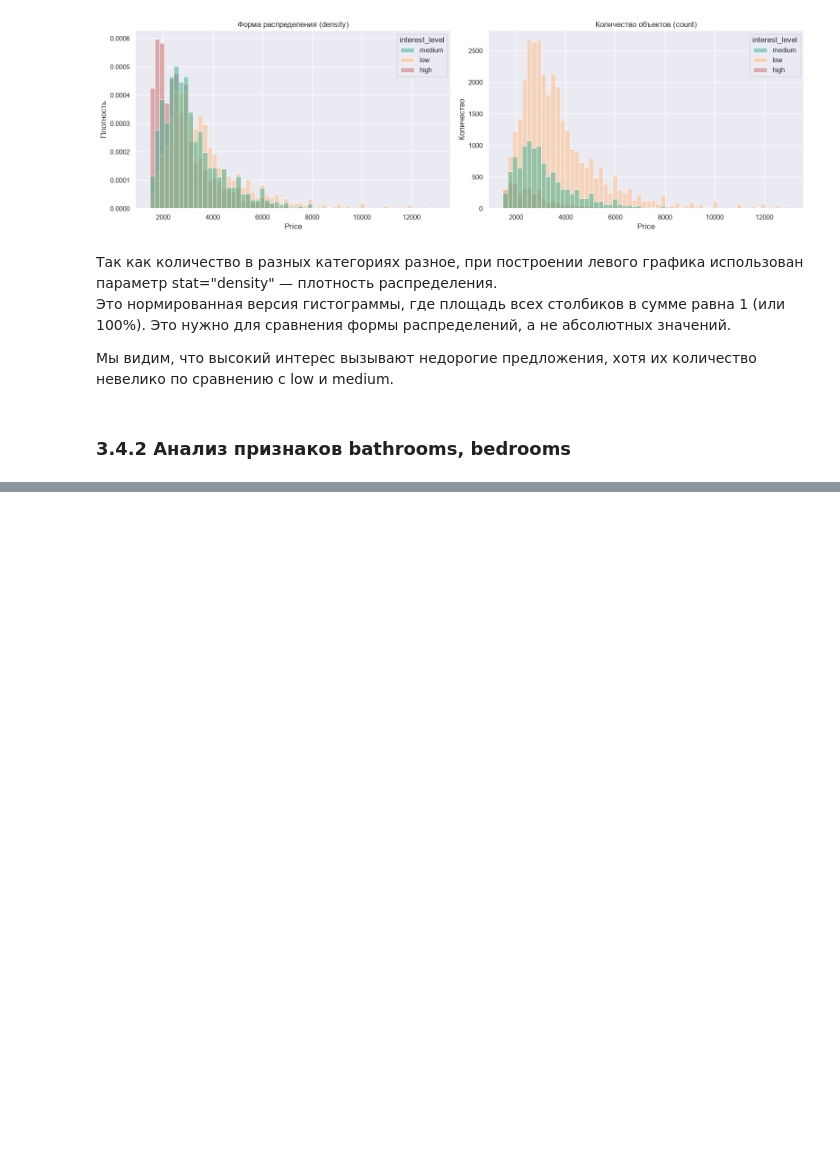
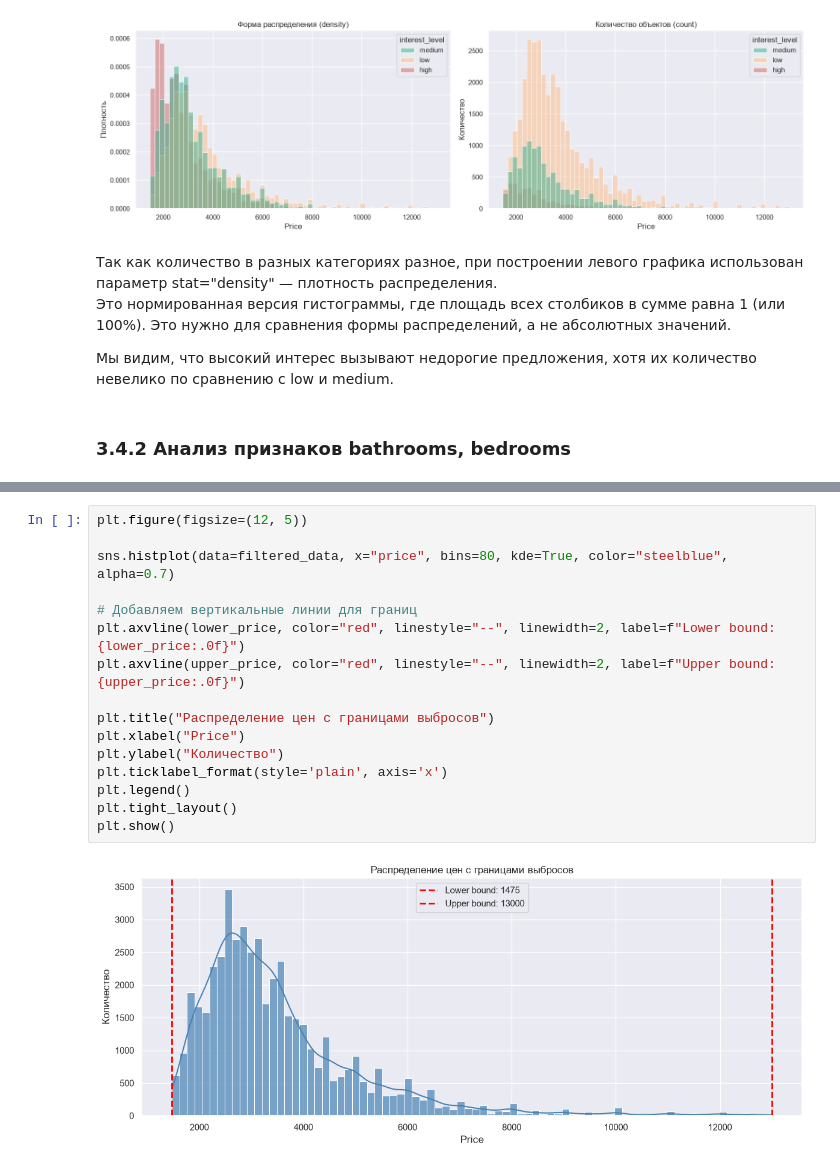
Before and after one commit to giperadmin/intro_in_ml_1, a Jupyter notebook: ML1_Introduction_jacquieb.ipynb, the cells around one changed output, grey strips where cells are left out. Cells and saved outputs as stored; diff of their text form; blank space fills up the shorter version.

```diff
--- a/ML1_Introduction_jacquieb.ipynb
+++ b/ML1_Introduction_jacquieb.ipynb
@@ -460,0 +559,18 @@ plt.show()
+# %%
+plt.figure(figsize=(12, 5))
+
+sns.histplot(data=filtered_data, x="price", bins=80, kde=True, color="steelblue", alpha=0.7)
+
+# Добавляем вертикальные линии для границ
+plt.axvline(lower_price, color="red", linestyle="--", linewidth=2, label=f"Lower bound: {lower_price:.0f}")
+plt.axvline(upper_price, color="red", linestyle="--", linewidth=2, label=f"Upper bound: {upper_price:.0f}")
+
+plt.title("Распределение цен с границами выбросов")
+plt.xlabel("Price")
+plt.ylabel("Количество")
+plt.ticklabel_format(style='plain', axis='x')
+plt.legend()
+plt.tight_layout()
+plt.show()
+# %% [output]
+[figure, added]
```
Also changed, not shown: parts of 24 cells of this notebook, 1 other file.
